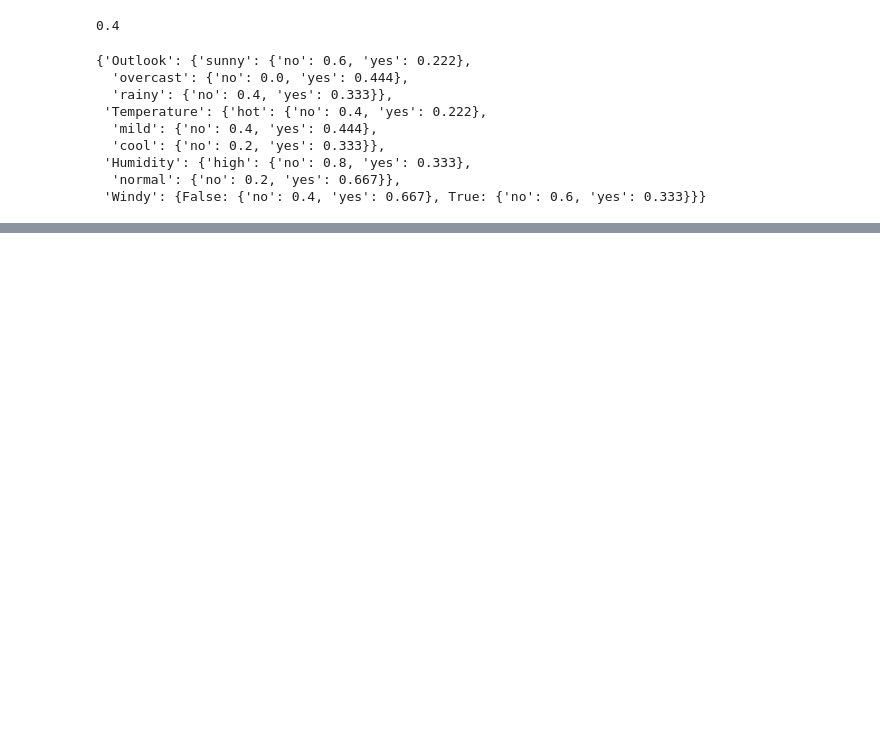
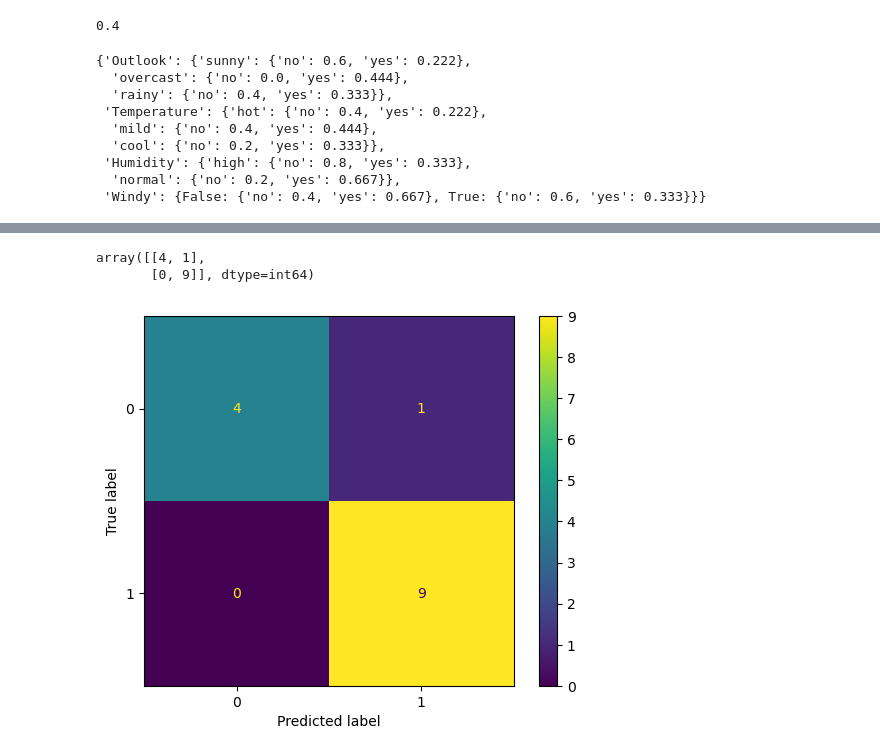
Before and after one commit to lavkushsingh31/ML-Practice-Exercises, a Jupyter notebook: Naive Bayes Implementation.ipynb, the cells around one changed output, grey strips where cells are left out. Saved outputs shown, nothing was run; the diff lists cells and outputs as text; code cells hidden in the pictures; blank space fills up the shorter version.

Commit message:
added sklearn method of Naive bayes classification, and added comments at required places

```diff
--- a/Naive Bayes Implementation.ipynb
+++ b/Naive Bayes Implementation.ipynb
@@ -158,0 +161,10 @@ nb_model[1]
+# %%
+def naive_bayes_classifier(data):
+    """
+        This function takes the dataset and returns the learned model (prior probabilities
+        and likelihood/conditional probability)
+    """
+    prior_probs = prior_prob(data)
+    conditional_probs = conditional_probability_dataset(data)
+
+    return prior_probs, conditional_probs
@@ -159,5 +195,10 @@ nb_model[1]
 # %%
 def predictions(model, X_test):
+
+    """
+        This function accepts the learned model of Naive Bayes Classifier and the test dataset as dataframe,
+        and returns predictions as a list.
+    """
 
     preds = []
     label_yes, label_no = [key for key in model[0].keys()]
@@ -181,5 +222,6 @@ def predictions(model, X_test):
 
     return preds
 # %%
-predictions(nb_model, data.iloc[:,:-1])
+y_pred = predictions(nb_model, data.iloc[:,:-1])
+print(y_pred)
 # %% [output]
@@ -199,0 +246,10 @@ predictions(nb_model, data.iloc[:,:-1])
+# %%
+cm = confusion_matrix(data.iloc[:,-1], y_pred)
+cm
+# %% [output]
+array([[4, 1],
+       [0, 9]], dtype=int64)
+# %%
+ConfusionMatrixDisplay(cm).plot();
+# %% [output]
+[figure, added]
```
Also changed, not shown: parts of 52 cells of this notebook.
